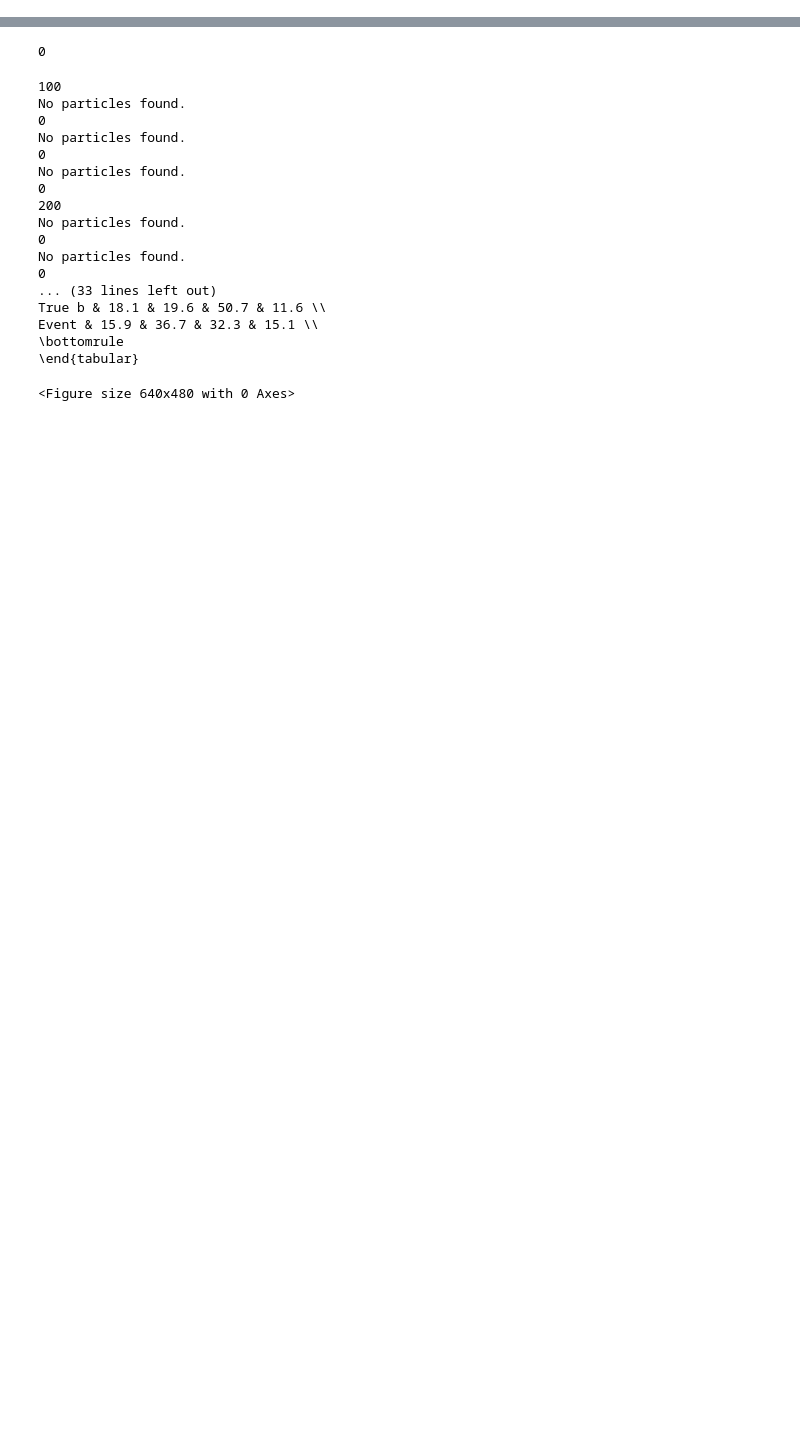
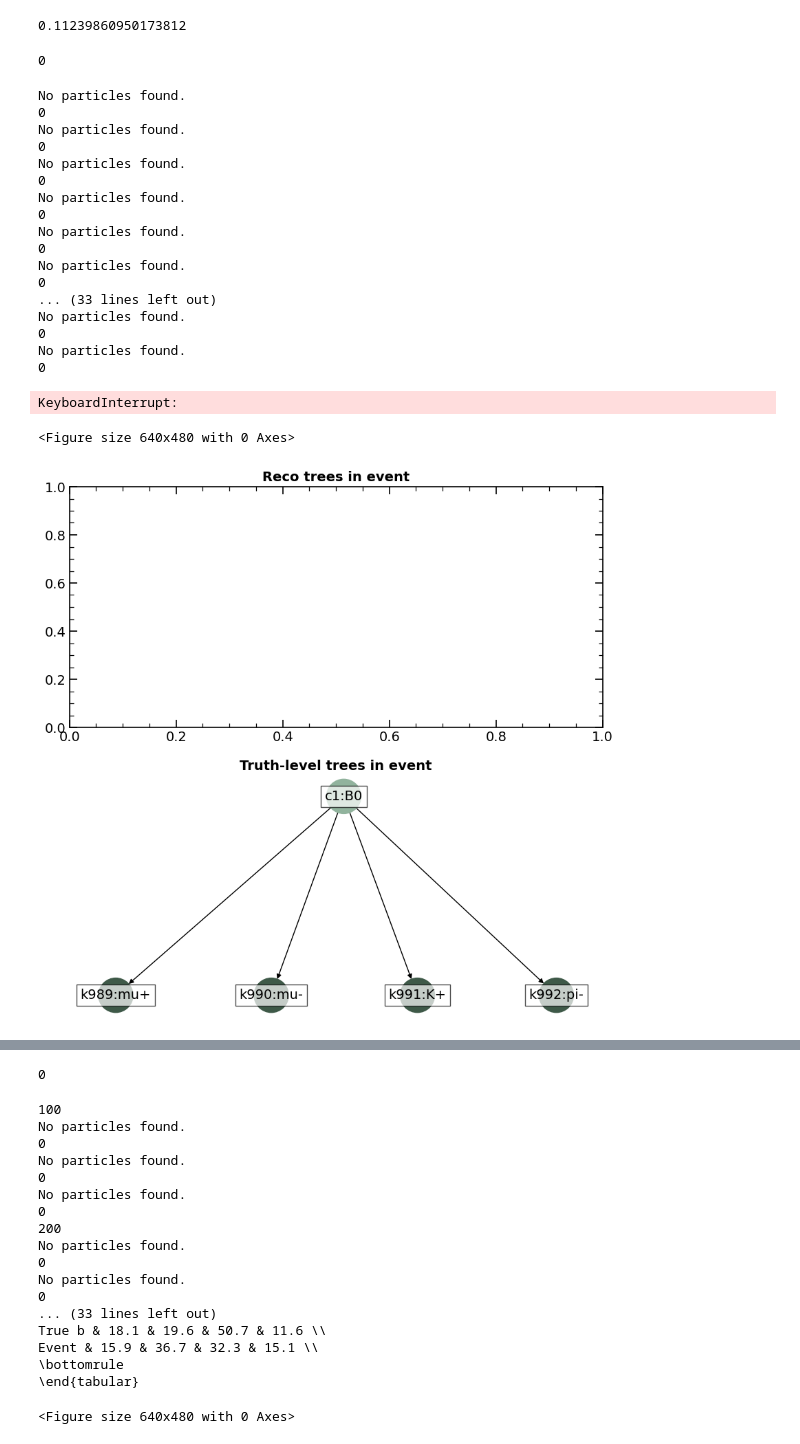
Before and after one commit to willsutcliffe/scalable_mtl_hgnn, a Jupyter notebook: Refactoring_perf.ipynb, the cells around one changed output, grey strips where cells are left out. Cells and saved outputs as stored; diff of their text form; code cells hidden in the pictures; blank space fills up the shorter version.

```diff
--- a/Refactoring_perf.ipynb
+++ b/Refactoring_perf.ipynb
@@ -53,0 +133,4 @@ perf = Performance(config_loader)
+# %%
+len(perf.signal_df.query('SigMatch == 1 and PerfectSignalReconstruction'))/len(perf.signal_df.query('SigMatch == 1'))
+# %% [output]
+0.11239860950173812
@@ -53,0 +139,34 @@ perf = Performance(config_loader)
+# %%
+# perf.set_edge_pruning(0,1e-7,device='cpu')
+# perf.set_node_pruning(0,1e-4,device='cpu')
+# perf.set_edge_pruning(1,1e-5,device='cpu')
+# perf.set_node_pruning(1,1e-4,device='cpu')
+# perf.set_edge_pruning(2,1e-6,device='cpu')
+# perf.set_node_pruning(2,1e-5,device='cpu')
+#perf.set_node_pruning(7,0.1,device='cpu')
+perf.set_edge_pruning(7,0.2,device='cuda')
+perf.set_node_pruning(7,0.2,device='cuda')
+# %%
+perf.evaluate_reco_performance(event_max=1000, pruning_cut=0.2,plot_perfect_decaychains=1)
+# %% [output]
+0
+No particles found.
+0
+No particles found.
+0
+No particles found.
+0
+No particles found.
+0
+No particles found.
+0
+No particles found.
+0
+... (33 lines left out)
+No particles found.
+0
+No particles found.
+0
+KeyboardInterrupt:
+<Figure size 640x480 with 0 Axes>
+[figure, added]
```
Also changed, not shown: parts of 41 cells of this notebook, 19 other files.
